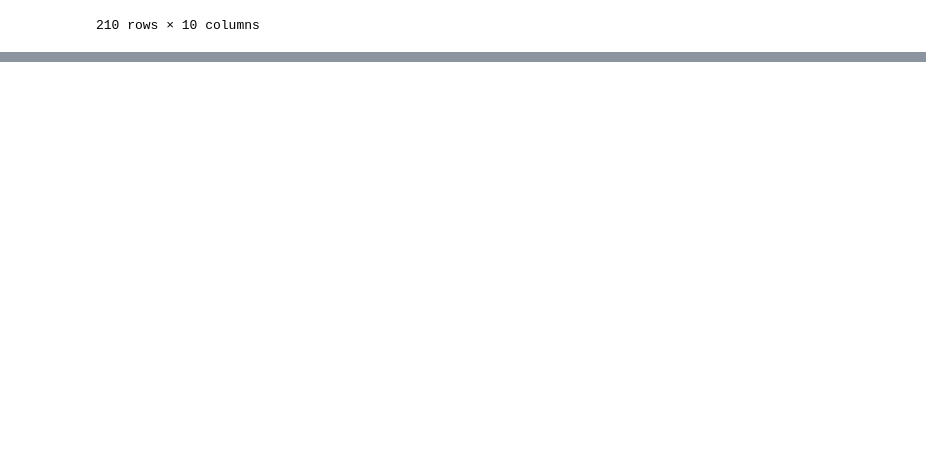
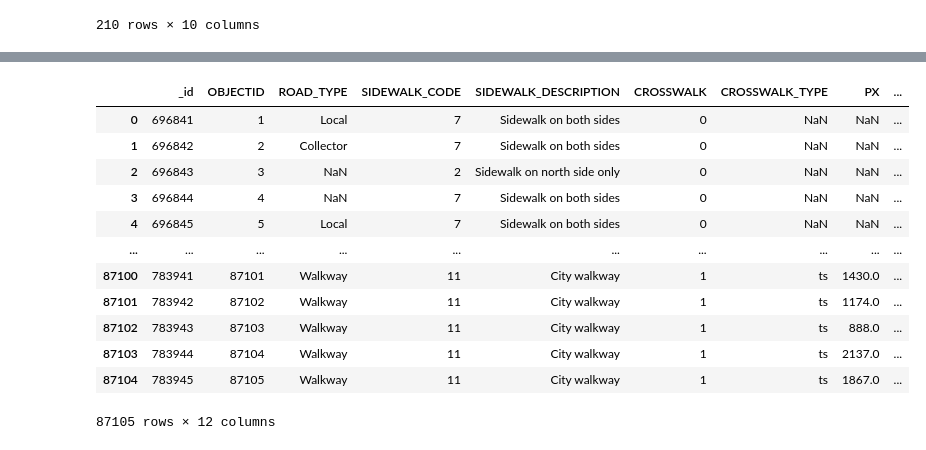
Before and after one commit to geotrieu/transit-ai, a Jupyter notebook: src/preprocessing.ipynb, the cells around one changed output, grey strips where cells are left out. Cells and saved outputs as stored; diff of their text form; code cells hidden in the pictures; blank space fills up the shorter version.

Commit message:
update with pedestrian data

```diff
--- a/src/preprocessing.ipynb
+++ b/src/preprocessing.ipynb
@@ -38,0 +50,20 @@ tdcsbSchools
+# %%
+def getPedestrian():
+    return pd.read_csv('../res/datasets/pedestrian/Pedestrian_Network_Data.csv', sep = ',')
+# %%
+pedestrian = getPedestrian()
+pedestrian
+# %% [output]
+|  | _id | OBJECTID | ROAD_TYPE | SIDEWALK_CODE | SIDEWALK_DESCRIPTION | CROSSWALK | CROSSWALK_TYPE | PX | ... |
+| 0 | 696841 | 1 | Local | 7 | Sidewalk on both sides | 0 | NaN | NaN | ... |
+| 1 | 696842 | 2 | Collector | 7 | Sidewalk on both sides | 0 | NaN | NaN | ... |
+| 2 | 696843 | 3 | NaN | 2 | Sidewalk on north side only | 0 | NaN | NaN | ... |
+| 3 | 696844 | 4 | NaN | 7 | Sidewalk on both sides | 0 | NaN | NaN | ... |
+| 4 | 696845 | 5 | Local | 7 | Sidewalk on both sides | 0 | NaN | NaN | ... |
+| ... | ... | ... | ... | ... | ... | ... | ... | ... | ... |
+| 87100 | 783941 | 87101 | Walkway | 11 | City walkway | 1 | ts | 1430.0 | ... |
+| 87101 | 783942 | 87102 | Walkway | 11 | City walkway | 1 | ts | 1174.0 | ... |
+| 87102 | 783943 | 87103 | Walkway | 11 | City walkway | 1 | ts | 888.0 | ... |
+| 87103 | 783944 | 87104 | Walkway | 11 | City walkway | 1 | ts | 2137.0 | ... |
+| 87104 | 783945 | 87105 | Walkway | 11 | City walkway | 1 | ts | 1867.0 | ... |
+87105 rows × 12 columns
```
Also changed, not shown: parts of 2 cells of this notebook.
